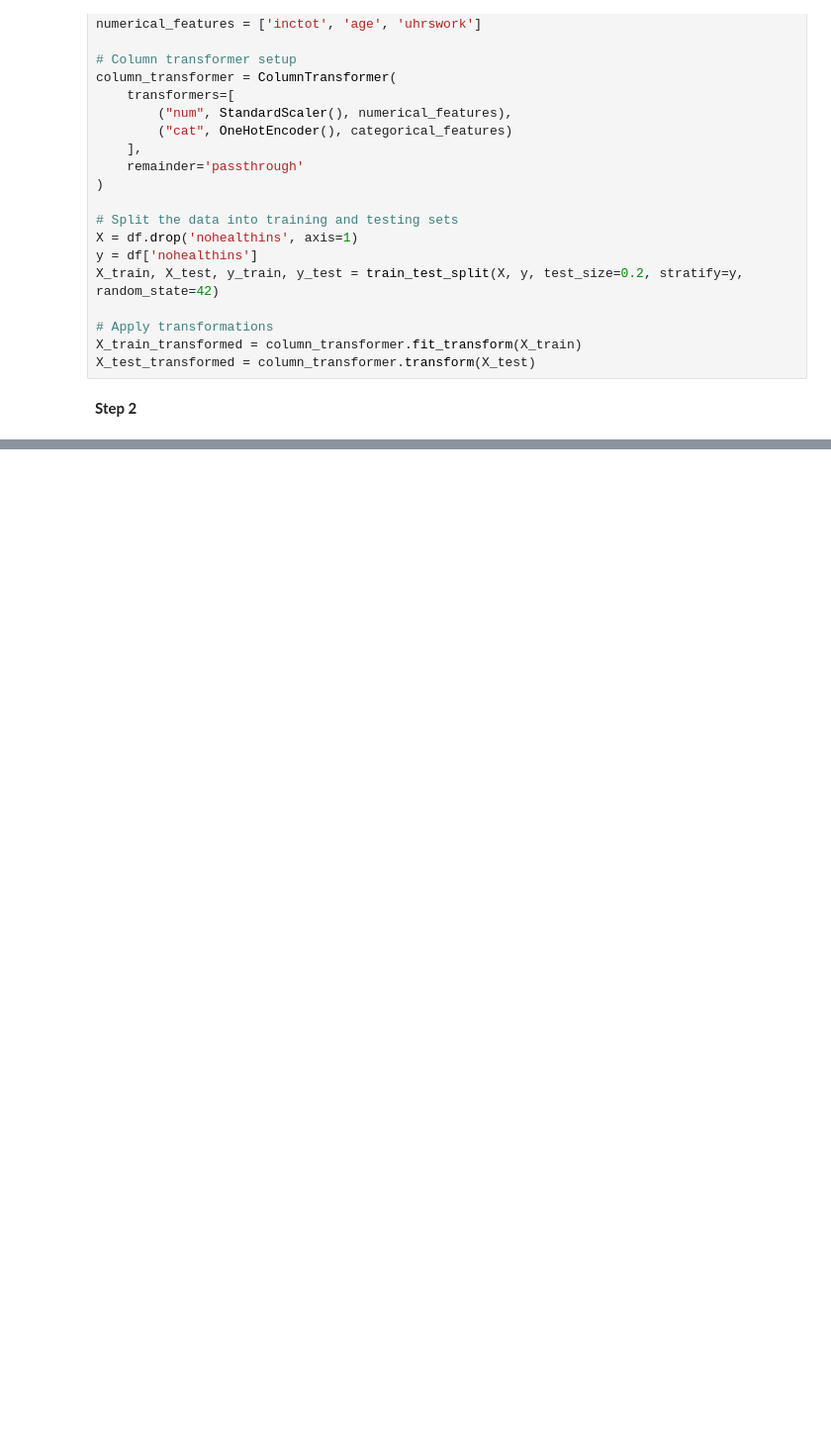
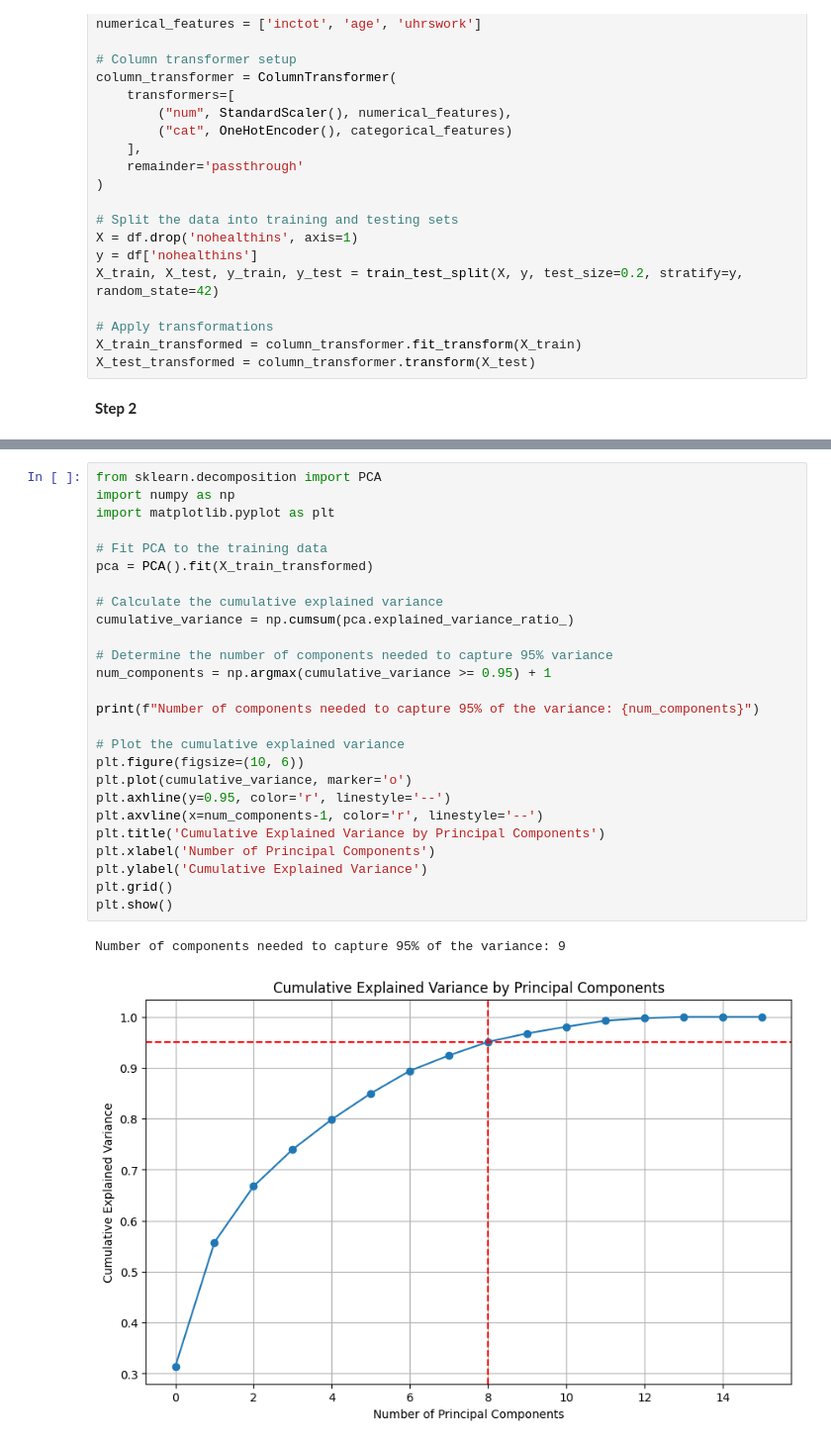
Before and after one commit to HiwaTase/Machine-Learning, a Jupyter notebook: Project3.ipynb, the cells around one changed output, grey strips where cells are left out. Shown: that part at 99% size. Saved outputs shown, nothing was run; the diff lists cells and outputs as text; blank space fills up the shorter version.

```diff
--- a/Project3.ipynb
+++ b/Project3.ipynb
@@ -134,0 +169,29 @@ print("Accuracy:", accuracy_score(y_test, y_pred))
+# %%
+from sklearn.decomposition import PCA
+import numpy as np
+import matplotlib.pyplot as plt
+
+# Fit PCA to the training data
+pca = PCA().fit(X_train_transformed)
+
+# Calculate the cumulative explained variance
+cumulative_variance = np.cumsum(pca.explained_variance_ratio_)
+
+# Determine the number of components needed to capture 95% variance
+num_components = np.argmax(cumulative_variance >= 0.95) + 1
+
+print(f"Number of components needed to capture 95% of the variance: {num_components}")
+
+# Plot the cumulative explained variance
+plt.figure(figsize=(10, 6))
+plt.plot(cumulative_variance, marker='o')
+plt.axhline(y=0.95, color='r', linestyle='--')
+plt.axvline(x=num_components-1, color='r', linestyle='--')
+plt.title('Cumulative Explained Variance by Principal Components')
+plt.xlabel('Number of Principal Components')
+plt.ylabel('Cumulative Explained Variance')
+plt.grid()
+plt.show()
+# %% [output]
+Number of components needed to capture 95% of the variance: 9
+[figure, added]
```
Also changed, not shown: parts of 1 cell of this notebook.
